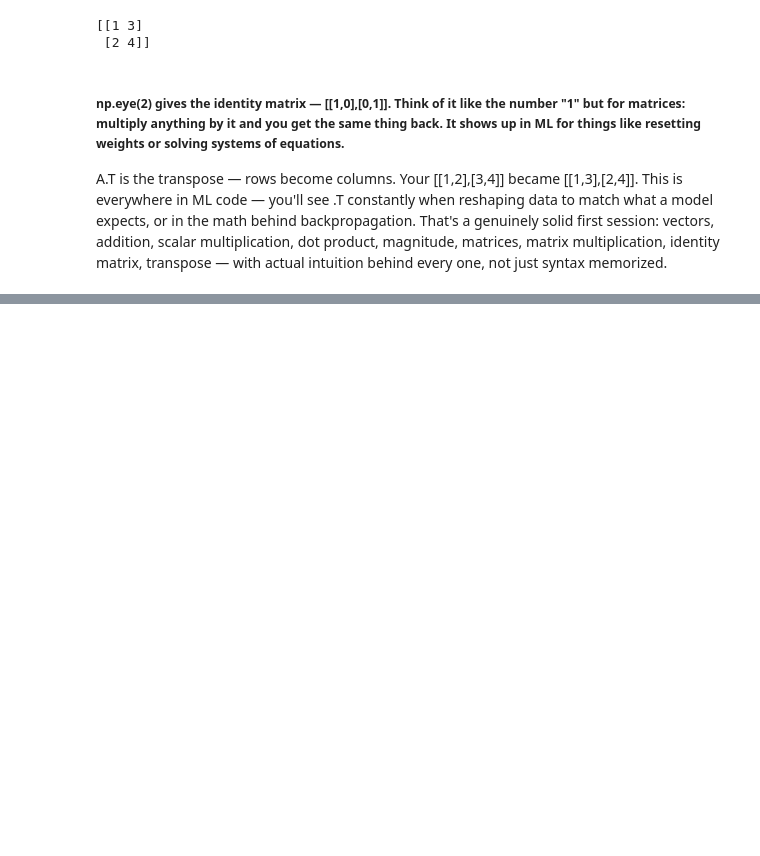
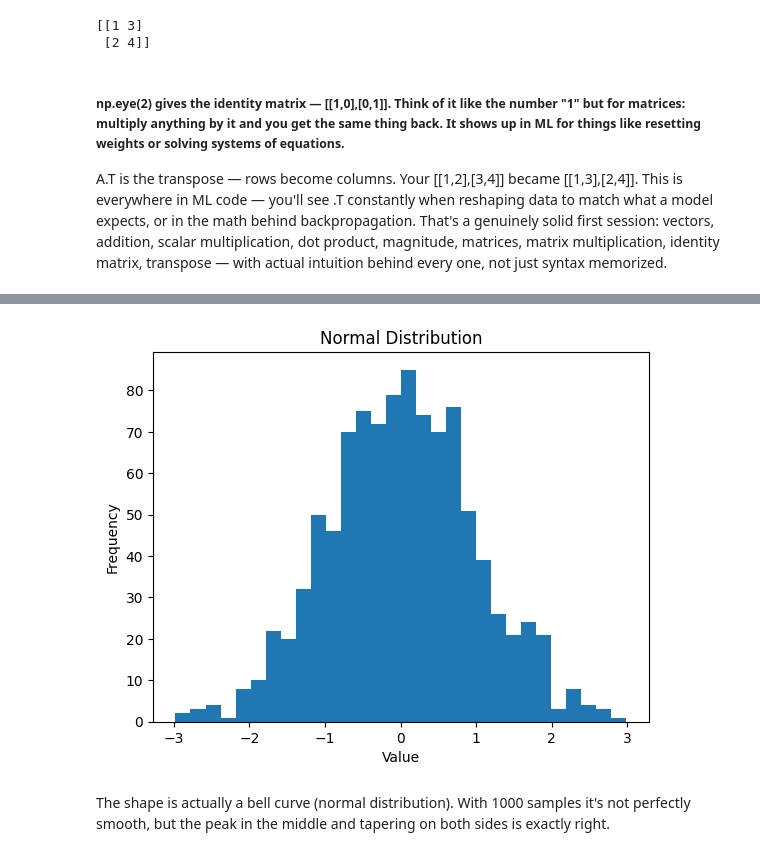
Before and after one commit to LokeswarMaddika/detoml, a Jupyter notebook: week-01-math/linear_algebra_basics.ipynb, the cells around one changed output, grey strips where cells are left out. Saved outputs shown, nothing was run; the diff lists cells and outputs as text; code cells hidden in the pictures; blank space fills up the shorter version.

Commit message:
week1 - statistics, normal distribution, 68-95-99.7 rule

```diff
--- a/week-01-math/linear_algebra_basics.ipynb
+++ b/week-01-math/linear_algebra_basics.ipynb
@@ -92,0 +176,12 @@ That's a genuinely solid first session: vectors, addition, scalar multiplication
+# %%
+samples = np.random.randn(1000)
+# %%
+plt.hist(samples, bins=30)
+plt.title("Normal Distribution")
+plt.xlabel("Value")
+plt.ylabel("Frequency")
+plt.show()
+# %% [output]
+[figure, added]
+# %% [markdown]
+The shape is actually a bell curve (normal distribution). With 1000 samples it's not perfectly smooth, but the peak in the middle and tapering on both sides is exactly right.
```
Also changed, not shown: parts of 29 cells of this notebook, 1 other file.
